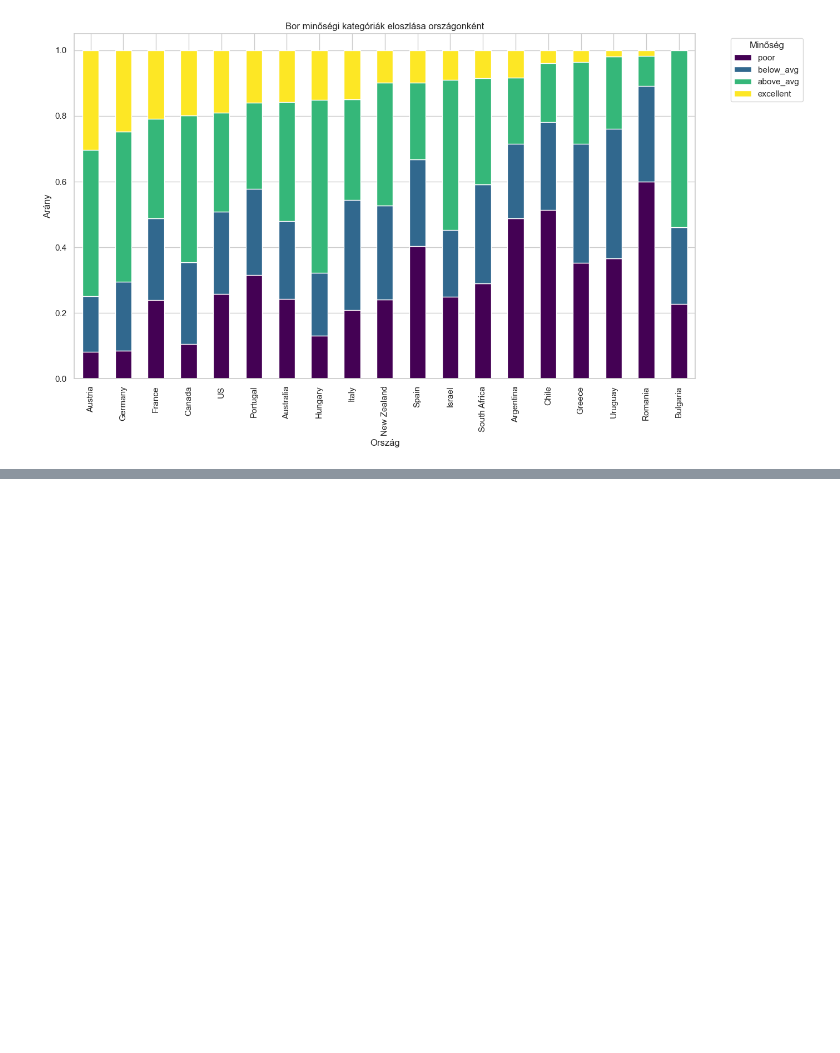
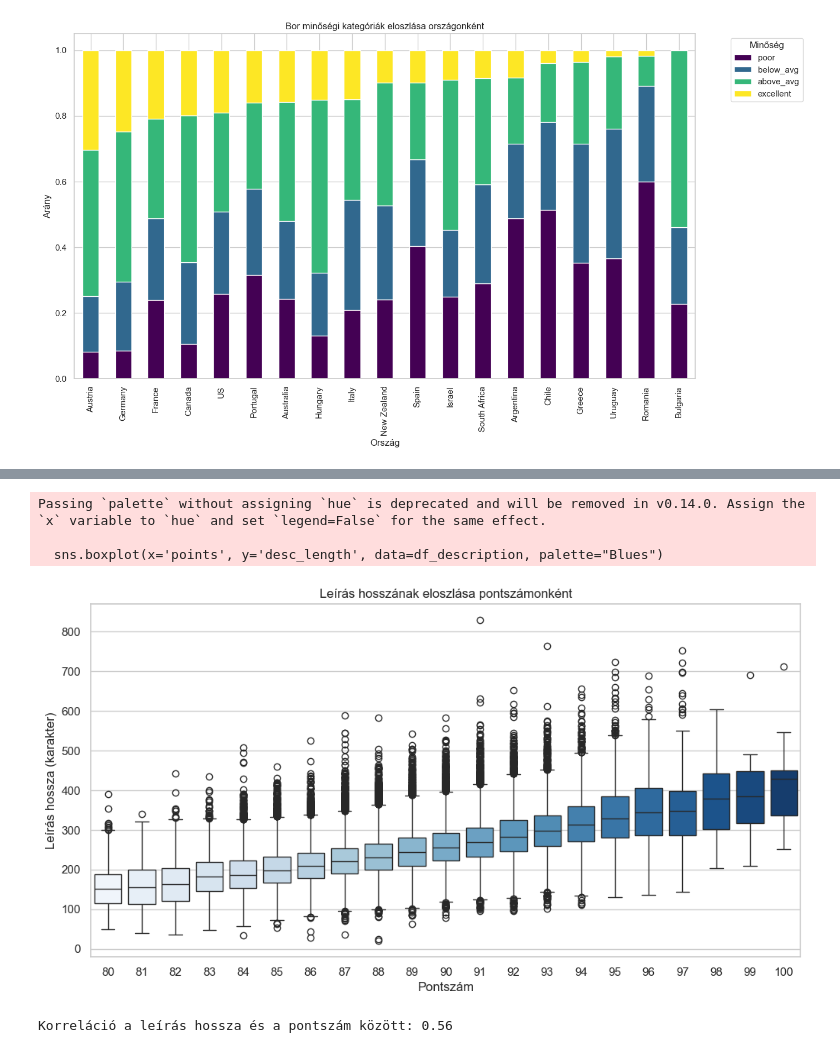
Before and after one commit to lego111Aron/Adattudomany-Projektmunka, a Jupyter notebook: Analize.ipynb, the cells around one changed output, grey strips where cells are left out. Saved outputs shown, nothing was run; the diff lists cells and outputs as text; code cells hidden in the pictures; blank space fills up the shorter version.

```diff
--- a/Analize.ipynb
+++ b/Analize.ipynb
@@ -163,0 +250,24 @@ plt.show()
+# %%
+# 4. Leírás hossza és a Pontszám kapcsolata
+# Hipotézis: A kritikusok többet írnak azokról a borokról, amelyeket jobbnak találnak.
+
+# Hossz kiszámítása
+df_description['desc_length'] = df_description['description'].str.len()
+
+plt.figure(figsize=(12, 6))
+# Boxplot a pontszámok és a hossz összefüggésére
+sns.boxplot(x='points', y='desc_length', data=df_description, palette="Blues")
+plt.title('Leírás hosszának eloszlása pontszámonként')
+plt.xlabel('Pontszám')
+plt.ylabel('Leírás hossza (karakter)')
+plt.show()
+
+# Korreláció
+corr_len = df_description['desc_length'].corr(df_description['points'].astype(int))
+print(f"Korreláció a leírás hossza és a pontszám között: {corr_len:.2f}")
+# %% [output]
+Passing `palette` without assigning `hue` is deprecated and will be removed in v0.14.0. Assign the `x` variable to `hue` and set `legend=False` for the same effect.
+
+  sns.boxplot(x='points', y='desc_length', data=df_description, palette="Blues")
+[figure, added]
+Korreláció a leírás hossza és a pontszám között: 0.56
```
Also changed, not shown: parts of 13 cells of this notebook.
